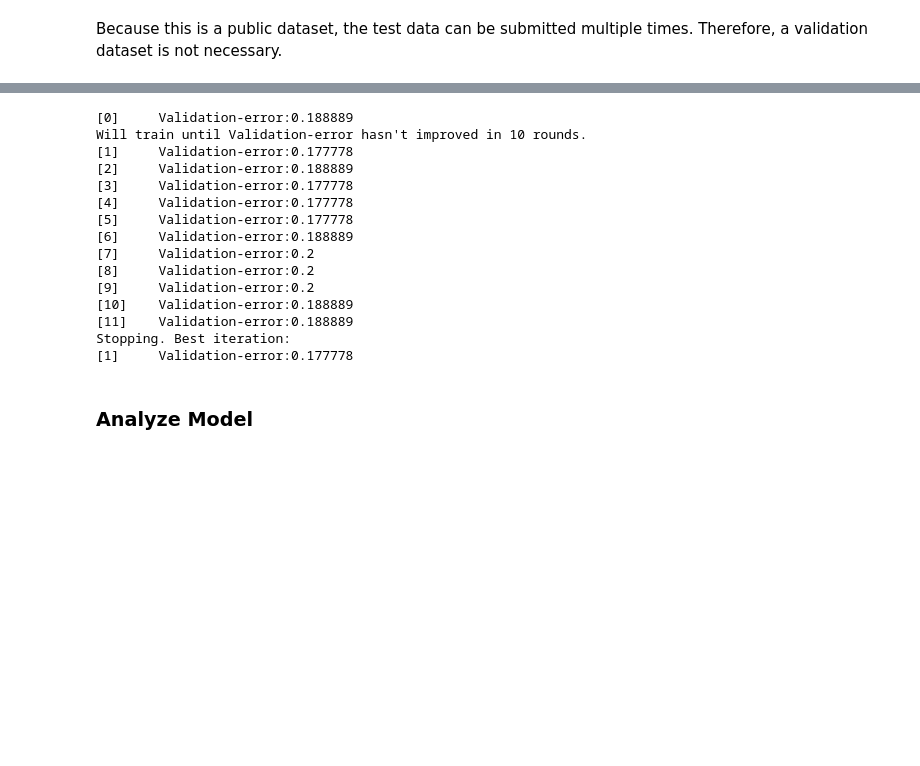
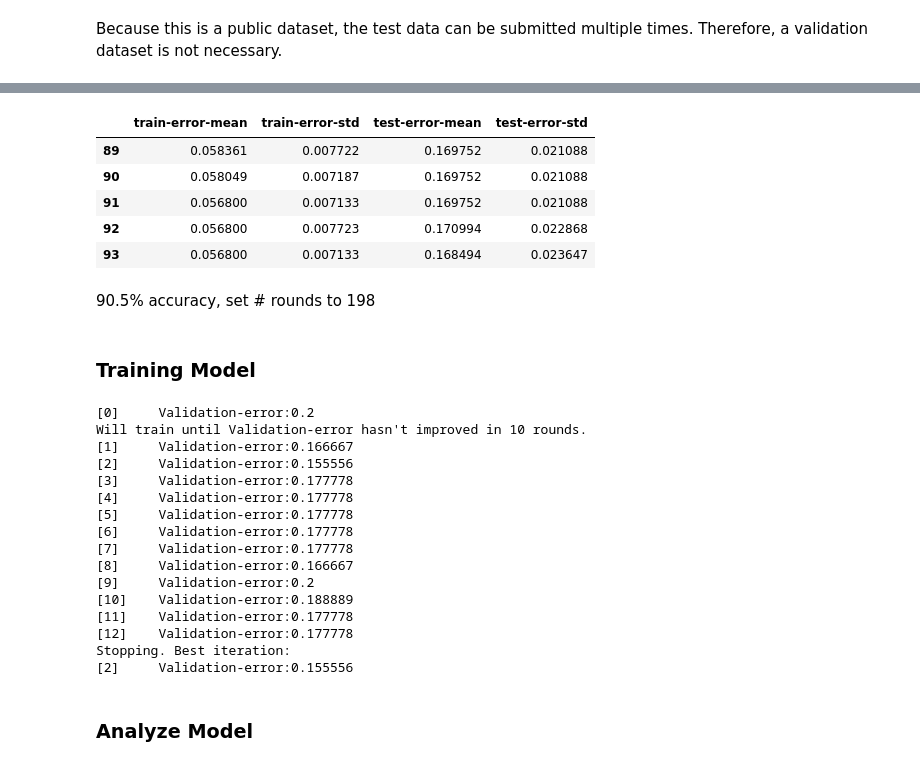
Before and after one commit to blakeobeans/kaggle_notebooks, a Jupyter notebook: Titanic_w_XGB.ipynb, the cells around one changed output, grey strips where cells are left out. Saved outputs shown, nothing was run; the diff lists cells and outputs as text; code cells hidden in the pictures; blank space fills up the shorter version.

```diff
--- a/Titanic_w_XGB.ipynb
+++ b/Titanic_w_XGB.ipynb
@@ -296,5 +431,5 @@ GridSearchCV(cv=5, error_score=nan,
 # %%
-params = optimized_GBM.best_params_
+params = optimized_GBM_2.best_params_
 # %%
 params['seed'] = 0
 params['subsample'] = 0.8
@@ -302,25 +439,46 @@ params['objective'] = 'binary:logistic'
+# %%
+cv_xgb = xgb.cv(params = params,
+                dtrain = dtrain,
+                num_boost_round = 3000, #number of trees to build
+                nfold = 5,
+                metrics = ['error'],
+                early_stopping_rounds = 100) # Look for early stopping that minimizes error
+# %%
+cv_xgb.tail()
+# %% [output]
+|  | train-error-mean | train-error-std | test-error-mean | test-error-std |
+| 89 | 0.058361 | 0.007722 | 0.169752 | 0.021088 |
+| 90 | 0.058049 | 0.007187 | 0.169752 | 0.021088 |
+| 91 | 0.056800 | 0.007133 | 0.169752 | 0.021088 |
+| 92 | 0.056800 | 0.007723 | 0.170994 | 0.022868 |
+| 93 | 0.056800 | 0.007133 | 0.168494 | 0.023647 |
+# %% [markdown]
+90.5% accuracy, set # rounds to 198
+# %% [markdown]
+### Training Model
 # %%
 bst = xgb.train(params,
                 dtrain,
                 evals = [(dval, "Validation")],
-                early_stopping_rounds = 10,
-                num_boost_round = 999)
+                early_stopping_rounds = 10, #this has an effect
+                num_boost_round = 93)
 # %% [output]
-[0]     Validation-error:0.188889
+[0]     Validation-error:0.2
 Will train until Validation-error hasn't improved in 10 rounds.
-[1]     Validation-error:0.177778
-[2]     Validation-error:0.188889
+[1]     Validation-error:0.166667
+[2]     Validation-error:0.155556
 [3]     Validation-error:0.177778
 [4]     Validation-error:0.177778
 [5]     Validation-error:0.177778
-[6]     Validation-error:0.188889
-[7]     Validation-error:0.2
-[8]     Validation-error:0.2
+[6]     Validation-error:0.177778
+[7]     Validation-error:0.177778
+[8]     Validation-error:0.166667
 [9]     Validation-error:0.2
 [10]    Validation-error:0.188889
-[11]    Validation-error:0.188889
+[11]    Validation-error:0.177778
+[12]    Validation-error:0.177778
 Stopping. Best iteration:
-[1]     Validation-error:0.177778
+[2]     Validation-error:0.155556
 # %% [markdown]
 ### Analyze Model
 # %%
```
Also changed, not shown: parts of 42 cells of this notebook.
